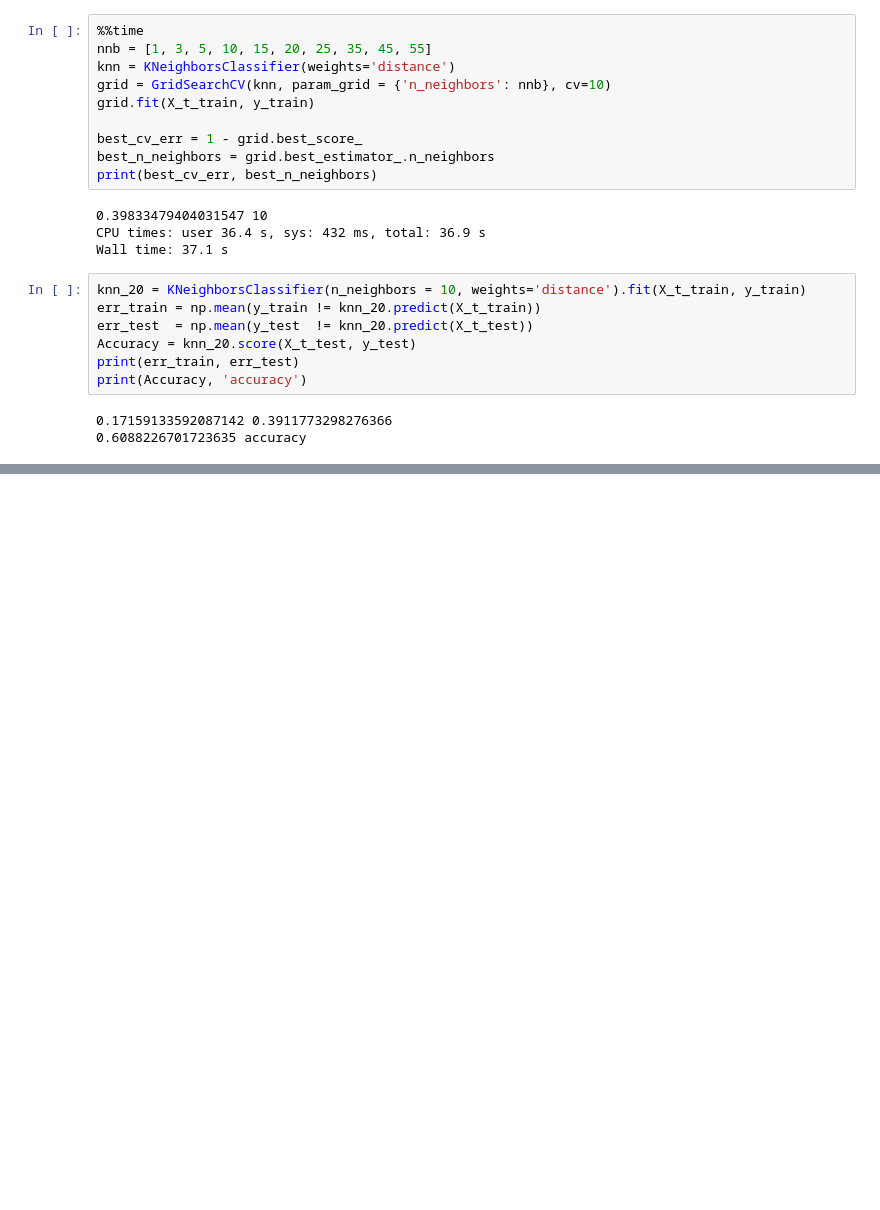
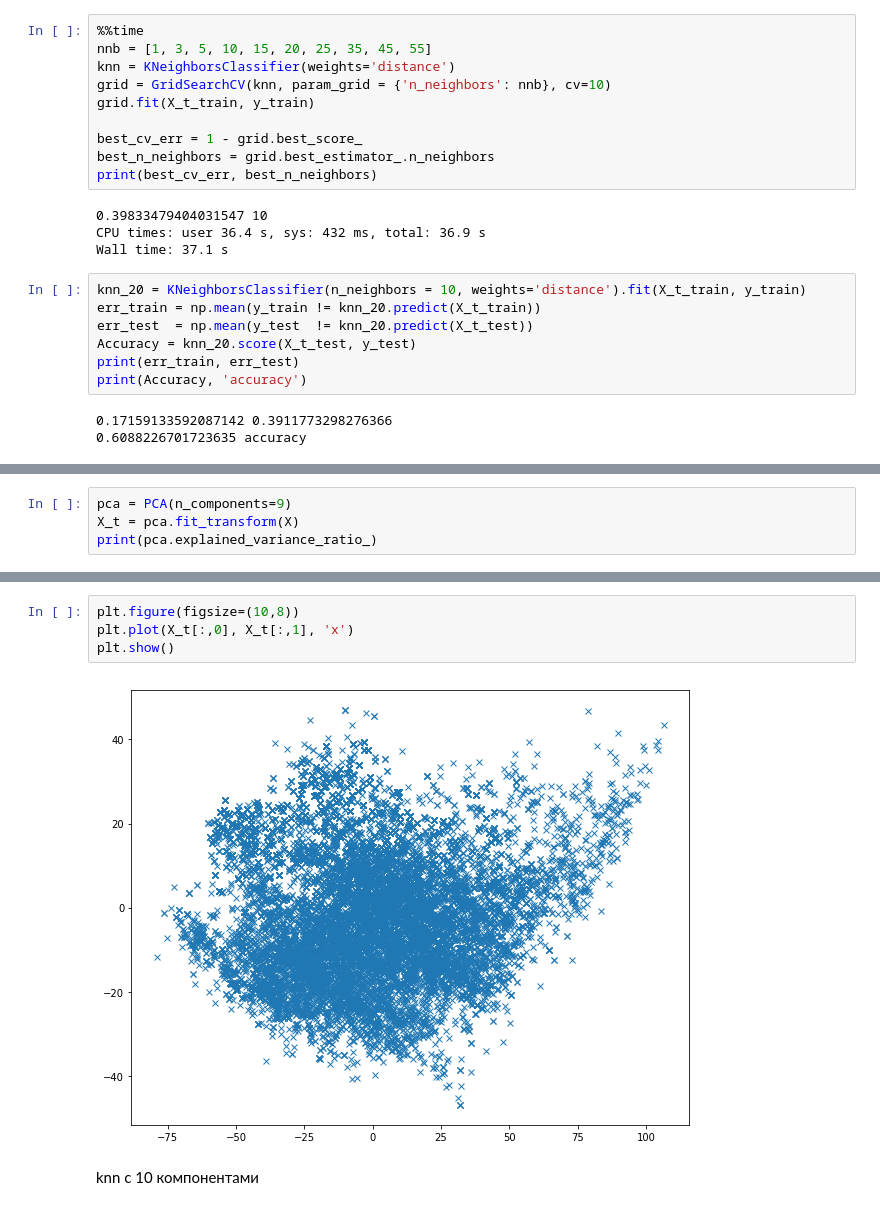
Before and after one commit to topusOctopus/Ml_tasks_Zolotykh, a Jupyter notebook: lab1_classification.ipynb, the cells around one changed output, grey strips where cells are left out. Drawn from its saved outputs; the diff is of its cells as text; blank space fills up the shorter version.

```diff
--- a/lab1_classification.ipynb
+++ b/lab1_classification.ipynb
@@ -741,0 +871,4 @@ print(Accuracy, 'accuracy')
+# %%
+pca = PCA(n_components=9)
+X_t = pca.fit_transform(X)
+print(pca.explained_variance_ratio_)
@@ -741,0 +886,8 @@ print(Accuracy, 'accuracy')
+# %%
+plt.figure(figsize=(10,8))
+plt.plot(X_t[:,0], X_t[:,1], 'x')
+plt.show()
+# %% [output]
+[figure, added]
+# %% [markdown]
+knn c 10 компонентами
```
Also changed, not shown: parts of 28 cells of this notebook.
